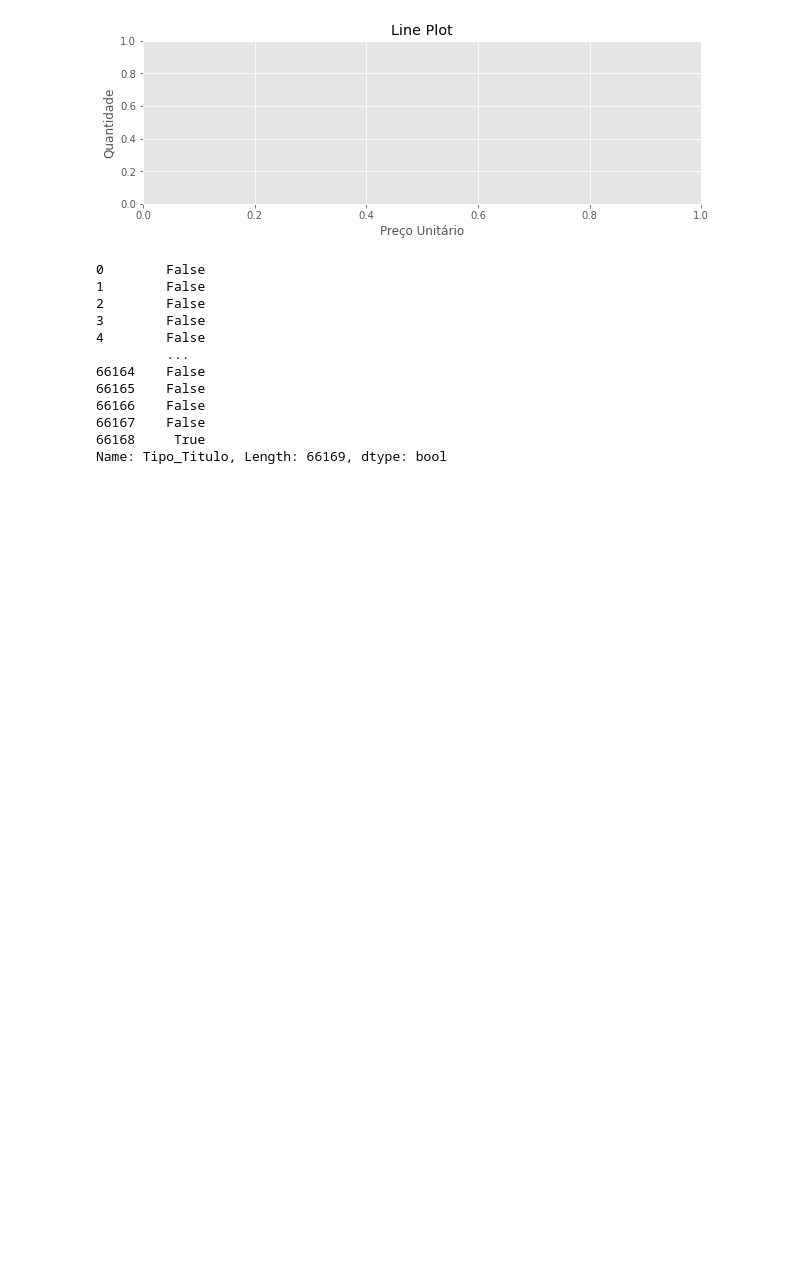
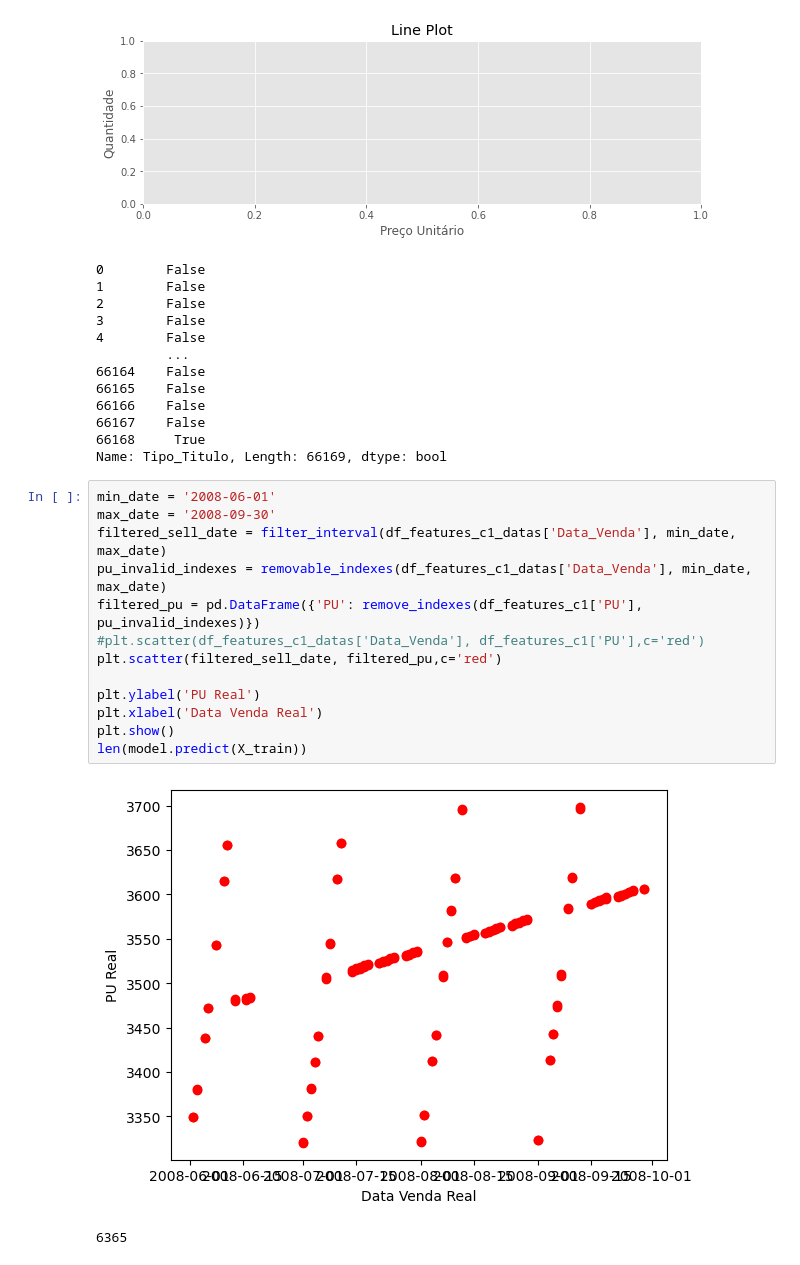
Before and after one commit to mateuspalacio/grupo_four_jupyter, a Jupyter notebook: Grupo 4.ipynb, the cells around one changed output. Saved outputs shown, nothing was run; the diff lists cells and outputs as text; blank space fills up the shorter version.

```diff
--- a/Grupo 4.ipynb
+++ b/Grupo 4.ipynb
@@ -534,4 +523,20 @@ isSelic
 66167    False
 66168     True
 Name: Tipo_Titulo, Length: 66169, dtype: bool
+# %%
+min_date = '2008-06-01'
+max_date = '2008-09-30'
+filtered_sell_date = filter_interval(df_features_c1_datas['Data_Venda'], min_date, max_date)
+pu_invalid_indexes = removable_indexes(df_features_c1_datas['Data_Venda'], min_date, max_date)
+filtered_pu = pd.DataFrame({'PU': remove_indexes(df_features_c1['PU'], pu_invalid_indexes)})
+#plt.scatter(df_features_c1_datas['Data_Venda'], df_features_c1['PU'],c='red')
+plt.scatter(filtered_sell_date, filtered_pu,c='red')
+
+plt.ylabel('PU Real')
+plt.xlabel('Data Venda Real')
+plt.show()
+len(model.predict(X_train))
+# %% [output]
+[figure, added]
+6365
 # %%
```
Also changed, not shown: parts of 8 cells of this notebook.
